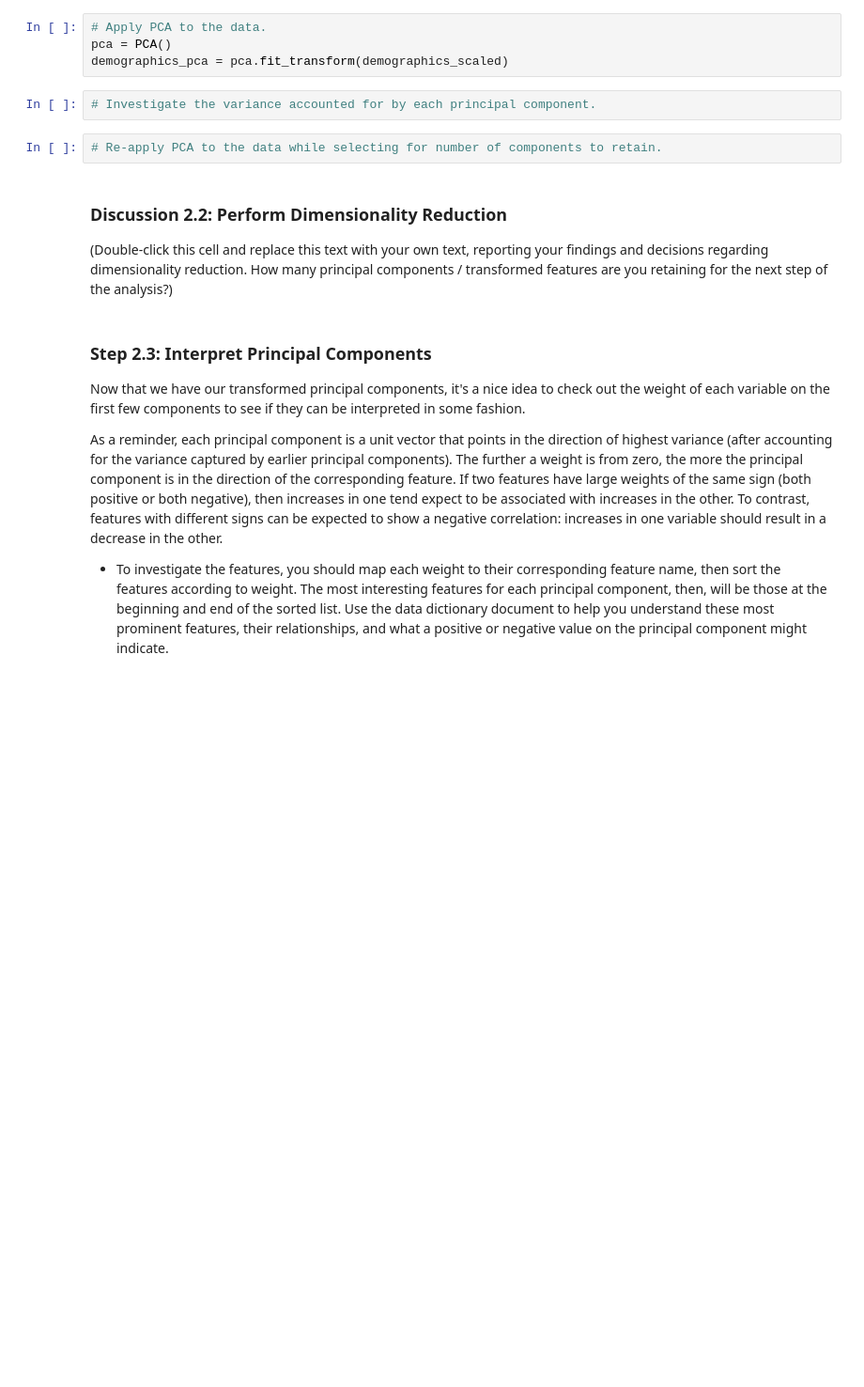
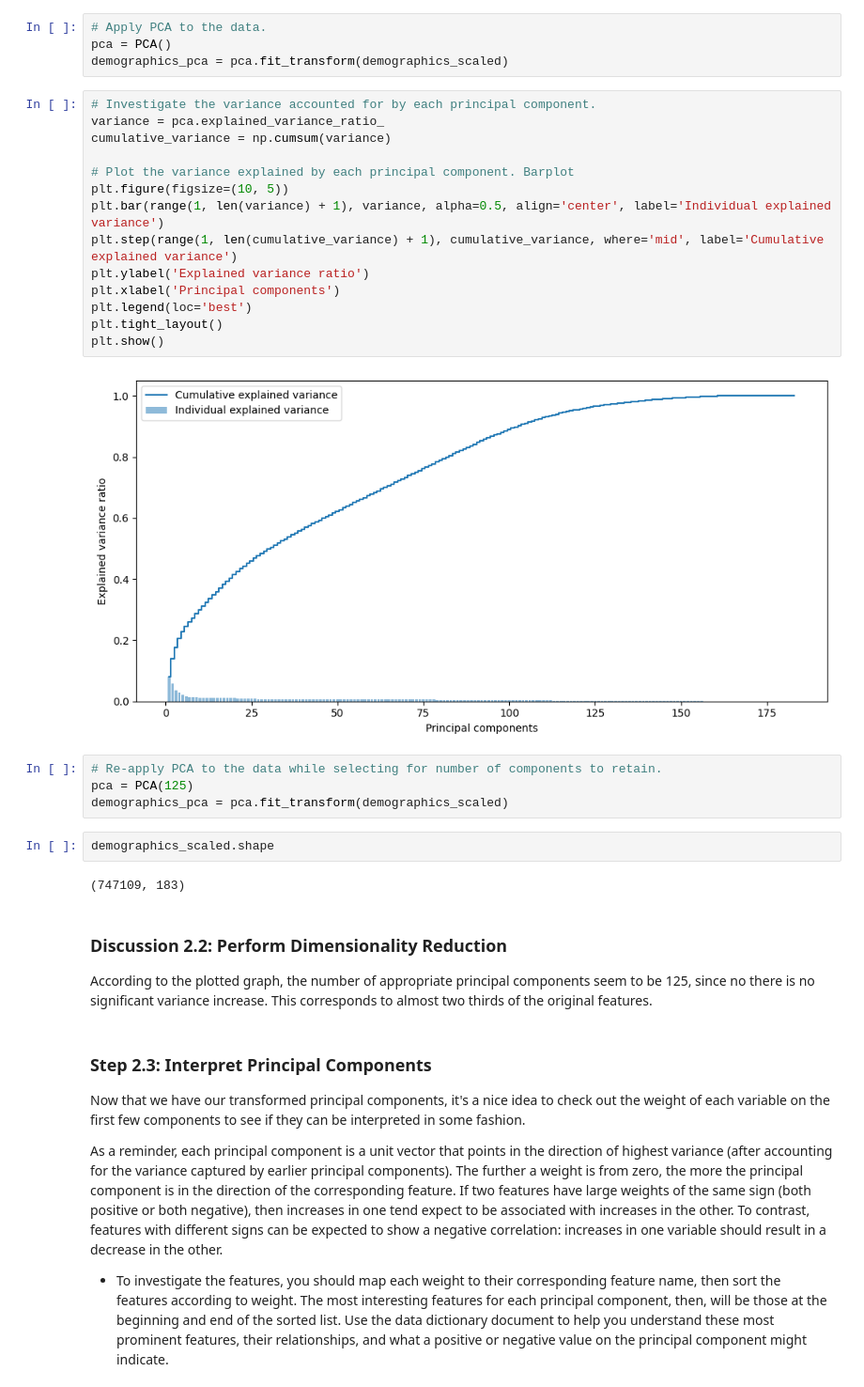
Before and after one commit to ghazicc/Udacity-Identify-Customer-Segments, a Jupyter notebook: Identify_Customer_Segments.ipynb, the cells around one changed output. Shown: that part at 94% size. Saved outputs shown, nothing was run; the diff lists cells and outputs as text; blank space fills up the shorter version.

```diff
--- a/Identify_Customer_Segments.ipynb
+++ b/Identify_Customer_Segments.ipynb
@@ -683,14 +697,34 @@ On your scaled data, you are now ready to apply dimensionality reduction techniq
 # Apply PCA to the data.
 pca = PCA()
 demographics_pca = pca.fit_transform(demographics_scaled)
-# %%
-# Investigate the variance accounted for by each principal component.
+# %%
+# Investigate the variance accounted for by each principal component.
+variance = pca.explained_variance_ratio_
+cumulative_variance = np.cumsum(variance)
+
+# Plot the variance explained by each principal component. Barplot
+plt.figure(figsize=(10, 5))
+plt.bar(range(1, len(variance) + 1), variance, alpha=0.5, align='center', label='Individual explained variance')
+plt.step(range(1, len(cumulative_variance) + 1), cumulative_variance, where='mid', label='Cumulative explained variance')
+plt.ylabel('Explained variance ratio')
+plt.xlabel('Principal components')
+plt.legend(loc='best')
+plt.tight_layout()
+plt.show()
+# %% [output]
+[figure, added]
 # %%
 # Re-apply PCA to the data while selecting for number of components to retain.
+pca = PCA(125)
+demographics_pca = pca.fit_transform(demographics_scaled)
-# %% [markdown]
-### Discussion 2.2: Perform Dimensionality Reduction
-
-(Double-click this cell and replace this text with your own text, reporting your findings and decisions regarding dimensionality reduction. How many principal components / transformed features are you retaining for the next step of the analysis?)
+# %%
+demographics_scaled.shape
+# %% [output]
+(747109, 183)
+# %% [markdown]
+### Discussion 2.2: Perform Dimensionality Reduction
+
+According to the plotted graph, the number of appropriate principal components seem to be 125, since no there is no significant variance increase. This corresponds to almost two thirds of the original features.
 # %% [markdown]
 ### Step 2.3: Interpret Principal Components
 
```
Also changed, not shown: parts of 49 cells of this notebook.
